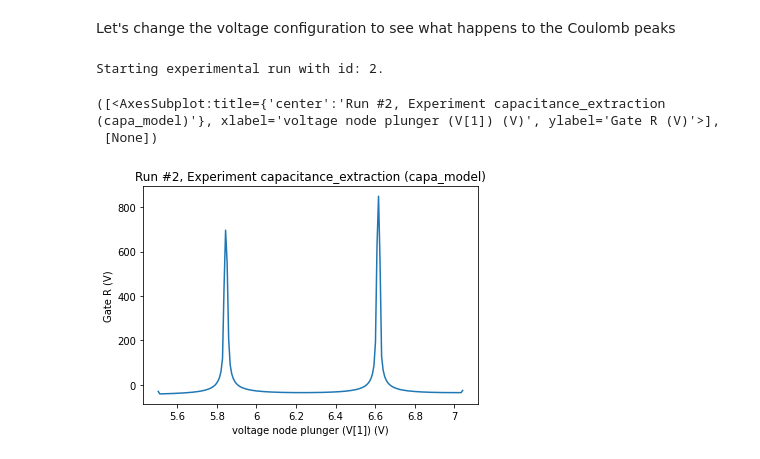
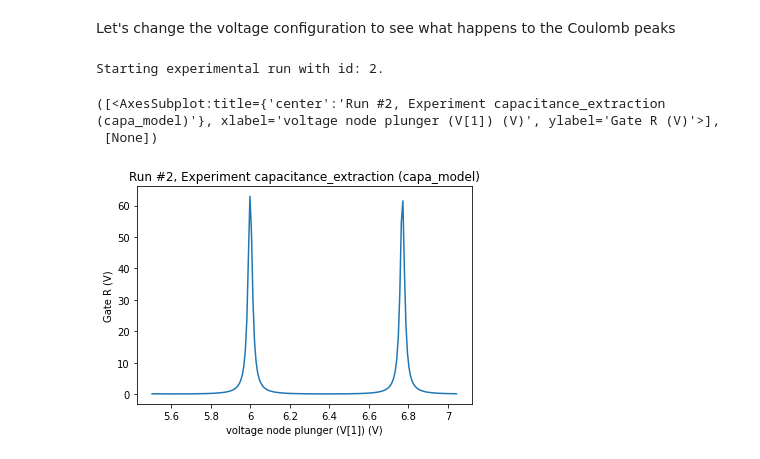
Before and after one commit to microsoft/nanotune, a Jupyter notebook: docs/examples/capacitance_model_example_single_dot.ipynb, the cells around one changed output. Saved outputs shown, nothing was run; the diff lists cells and outputs as text; code cells hidden in the pictures.

```diff
--- a/docs/examples/capacitance_model_example_single_dot.ipynb
+++ b/docs/examples/capacitance_model_example_single_dot.ipynb
@@ -90,19 +80,19 @@ Starting experimental run with id: 1.
 Let's change the voltage configuration to see what happens to the Coulomb peaks
 # %%
 qdot.V_v([
-    -1,  # left_barrier
+    -3,  # left_barrier
     1,  # plunger
     -3.5,  # right_barrier
 ])
 dataid = qdot.sweep_voltage(
     1,
     sweep_ranges,
     n_steps=200,
     normalize=False,
 )
 plot_by_id(dataid)
 # %% [output]
 Starting experimental run with id: 2.
 ([<AxesSubplot:title={'center':'Run #2, Experiment capacitance_extraction (capa_model)'}, xlabel='voltage node plunger (V[1]) (V)', ylabel='Gate R (V)'>],
  [None])
-[figure, old version]
+[figure, new version]
```
Also changed, not shown: parts of 4 cells of this notebook, 2 other files.
